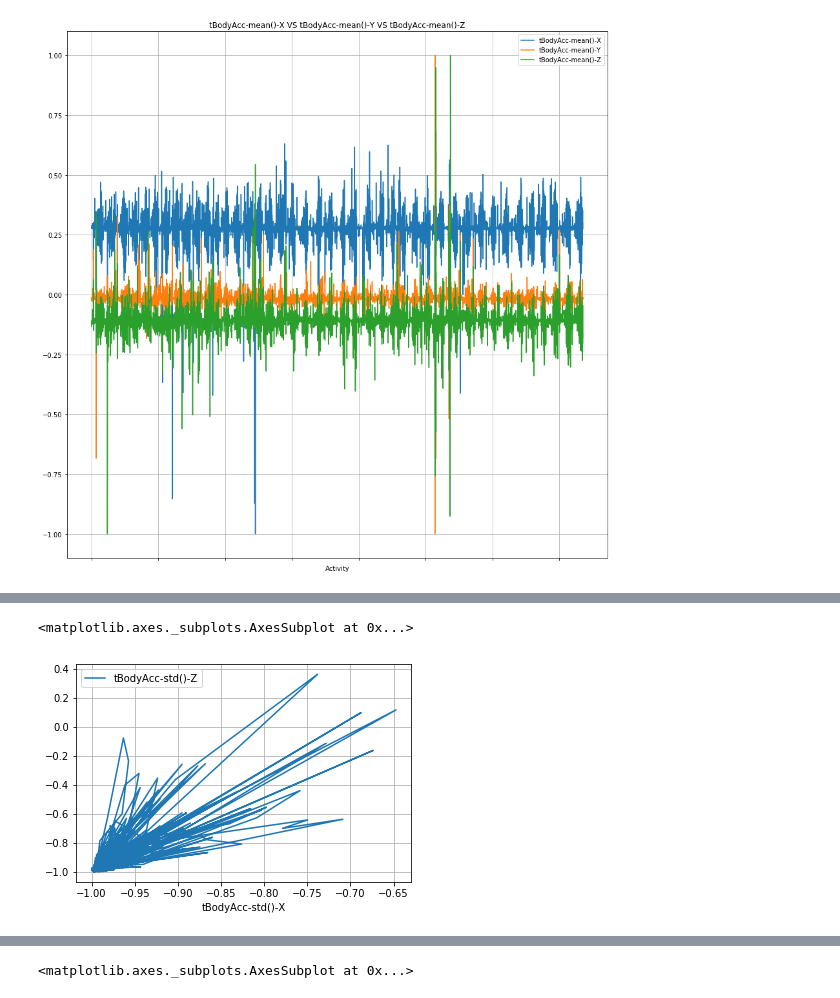
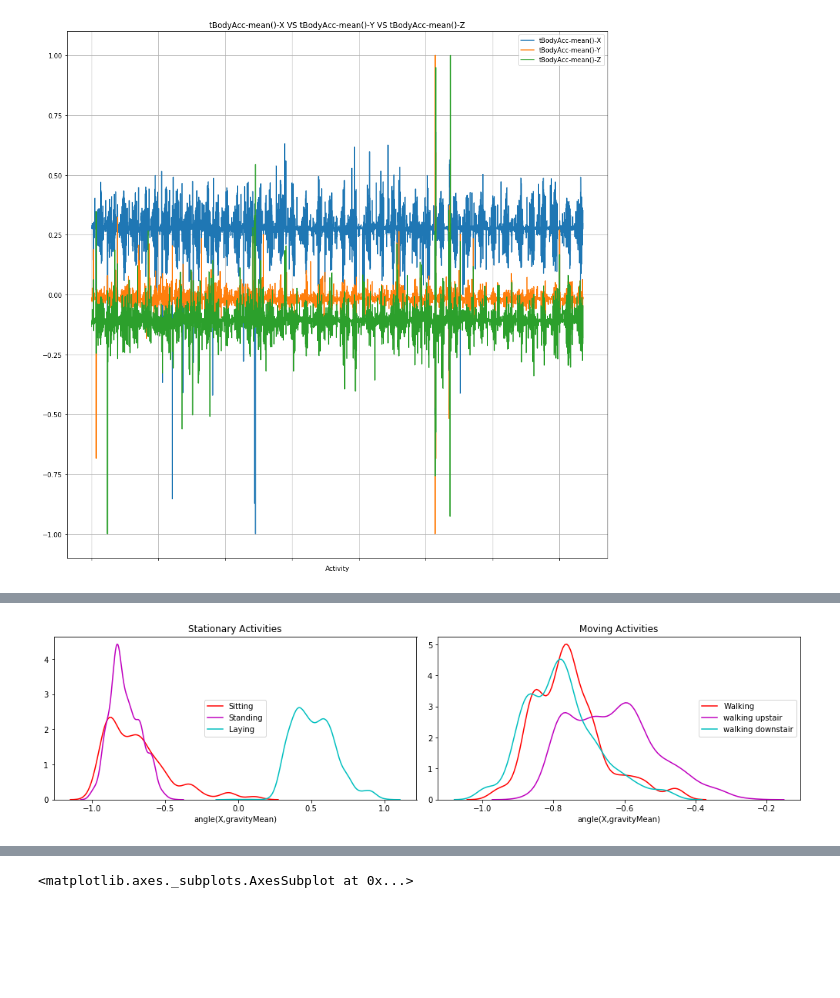
Before and after one commit to hitesh-bansal/SpringBoard-DSC, a Jupyter notebook: human-activity-recognition-with-smartphones/Human_Activity.ipynb, the cells around one changed output, grey strips where cells are left out. Saved outputs shown, nothing was run; the diff lists cells and outputs as text; code cells hidden in the pictures; blank space fills up the shorter version.

```diff
--- a/human-activity-recognition-with-smartphones/Human_Activity.ipynb
+++ b/human-activity-recognition-with-smartphones/Human_Activity.ipynb
@@ -170,5 +174,20 @@ df.plot(x = 'Activity',y = ['tBodyAcc-std()-X','tBodyAcc-std()-Y','tBodyAcc-std(
-# %%
-df_SITTING.plot(x = 'tBodyAcc-std()-X' , y = 'tBodyAcc-std()-Z', grid=True)
-# %% [output]
-<matplotlib.axes._subplots.AxesSubplot at 0x...>
-[figure, removed]
+# %%
+plt.figure(figsize=(14,7))
+plt.subplot(2,2,1)
+plt.title('Stationary Activities')
+sns.distplot(df_SITTING['angle(X,gravityMean)'],hist = False,color = 'r', label = 'Sitting')
+sns.distplot(df_STANDING['angle(X,gravityMean)'],hist = False, color = 'm', label = 'Standing')
+sns.distplot(df_LAYING['angle(X,gravityMean)'],hist = False, color = 'c', label = 'Laying')
+plt.legend(loc='center')
+
+plt.subplot(2,2,2)
+plt.title('Moving Activities')
+sns.distplot(df_WALKING['angle(X,gravityMean)'],hist = False,color = 'r',label = 'Walking')
+sns.distplot(df_WALKING_UPSTAIRS['angle(X,gravityMean)'],hist = False,color = 'm',label = 'walking upstair')
+sns.distplot(df_WALKING_DOWNSTAIRS['angle(X,gravityMean)'],hist = False,color = 'c',label = 'walking downstair')
+plt.legend(loc='center right')
+
+plt.tight_layout()
+plt.show()
+# %% [output]
+[figure, added]
```
Also changed, not shown: parts of 22 cells of this notebook.
